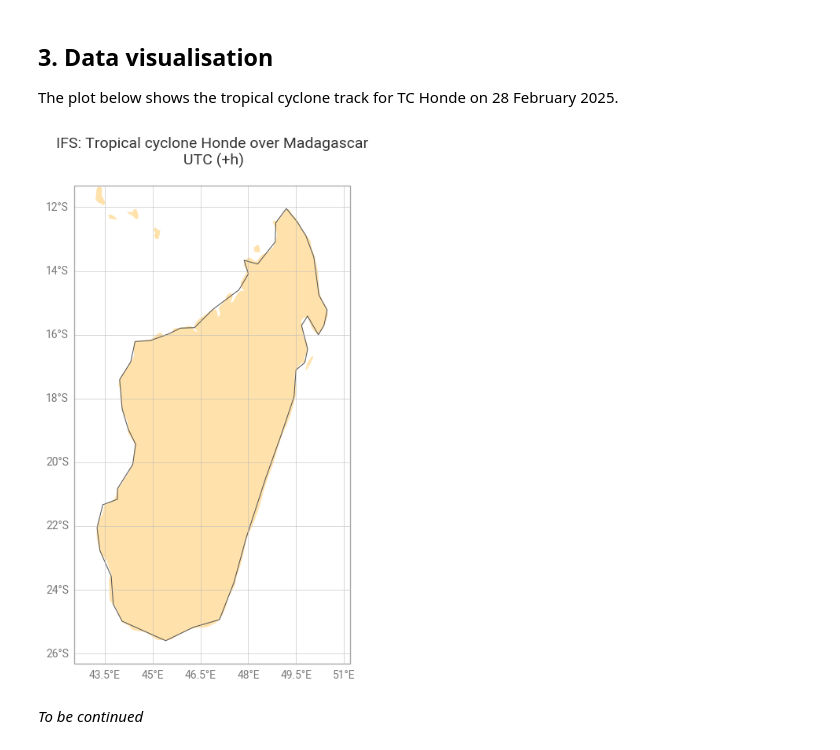
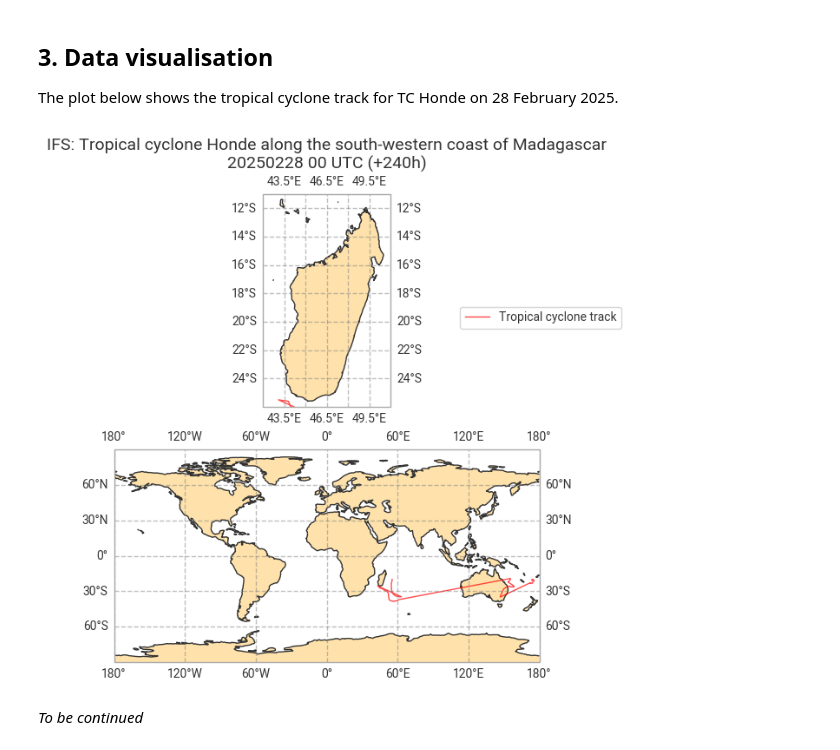
Before and after one commit to ECMWFCode4Earth/open-data-explorer, a Jupyter notebook: openDataVisio/examples/tropical-cyclone.ipynb, the cells around one changed output. Drawn from its saved outputs; the diff is of its cells as text; code cells hidden in the pictures.

```diff
--- a/openDataVisio/examples/tropical-cyclone.ipynb
+++ b/openDataVisio/examples/tropical-cyclone.ipynb
@@ -109,29 +131,44 @@ df
 ## 3. Data visualisation
 
 The plot below shows the tropical cyclone track for TC Honde on 28 February 2025.
-# %%
-chart = ekp.Map(domain="Madagascar")
-
-#chart.contour(df,
-              ##levels={"step": 4, "reference": 1000},
-              #linecolors="black",
-              ##linewidths=[0.5, 1, 0.5, 0.5],
-              ##labels = True,
-              #legend_style = None,
-              ##transform_first=True)
-
-chart.land(color="#ffe2ab")
-chart.coastlines(resolution="low")
-chart.gridlines()
-
-chart.title(
-    "IFS: Tropical cyclone Honde over Madagascar\n"
-    "{base_time:%Y-%m-%d %H} UTC (+{lead_time}h)\n",
-    fontsize=14, horizontalalignment="center",
-)
-chart.save(f"./plots/{''.join(PARAM_SFC)}_{MODEL}_{DATES[0]}{TIME}-{STEPS}h.png")
-chart.show()
-# %% [output]
-[figure, removed]
+# %%
+fig, (ax1, ax2) = plt.subplots(nrows=2, subplot_kw={'projection': ccrs.PlateCarree()})
+
+ax1.plot(df["longitude"], df["latitude"],
+         color='red',
+         label="Tropical cyclone track",
+         linewidth=1,
+         alpha=0.7,
+         transform = ccrs.PlateCarree())
+ax1.add_feature(cfeature.LAND, facecolor="#ffe2ab")
+ax1.set_title("IFS: Tropical cyclone Honde along the south-western coast of Madagascar\n"
+              f"{DATES[0]} 00 UTC (+{STEPS}h)",
+              fontsize=14)
+ax1.gridlines(draw_labels=True,
+              linewidth=1,
+              color='gray',
+              alpha=0.5,
+              linestyle='--')
+ax1.coastlines(color="#333333")
+ax1.set_extent([42, 51, -26, -11], crs=ccrs.PlateCarree())
+ax1.legend(loc="best", bbox_to_anchor=(1.5, 0., 0.5, 0.5))
+
+ax2.plot(df["longitude"], df["latitude"],
+         color='red',
+         linewidth=1,
+         alpha=0.7,
+         transform = ccrs.PlateCarree())
+ax2.add_feature(cfeature.LAND, facecolor="#ffe2ab")
+ax2.gridlines(draw_labels=True,
+              linewidth=1,
+              color='gray',
+              alpha=0.5,
+              linestyle='--')
+ax2.coastlines(color="#333333")
+ax2.set_extent([-180, 180, -90, 90], crs=ccrs.PlateCarree())
+
+fig.savefig(f"./plots/{''.join(PARAM_SFC)}_{MODEL}_{DATES[0]}{TIME}-{STEPS}h.png")
+# %% [output]
+[figure, added]
 # %% [markdown]
 _To be continued_
```
Also changed, not shown: parts of 6 cells of this notebook, 12 other files.
